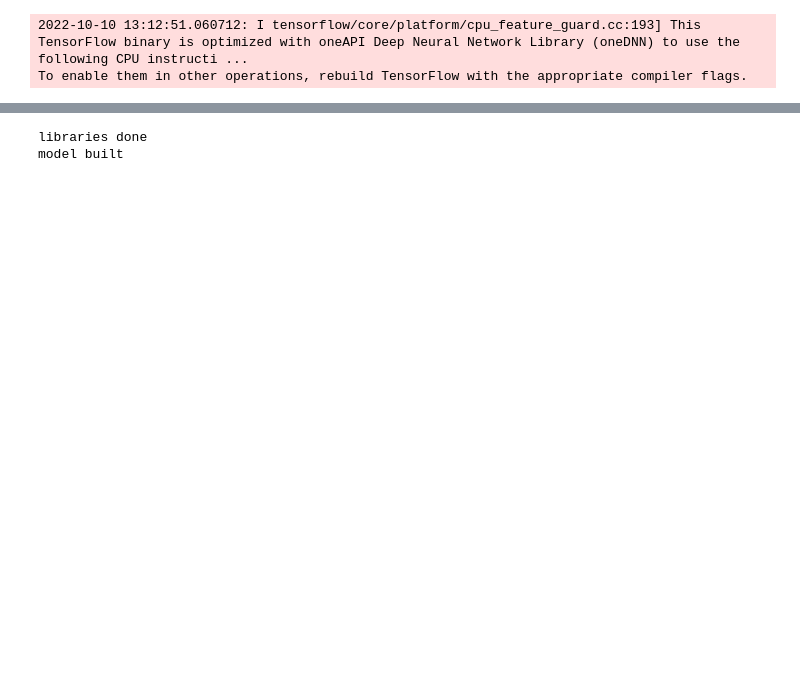
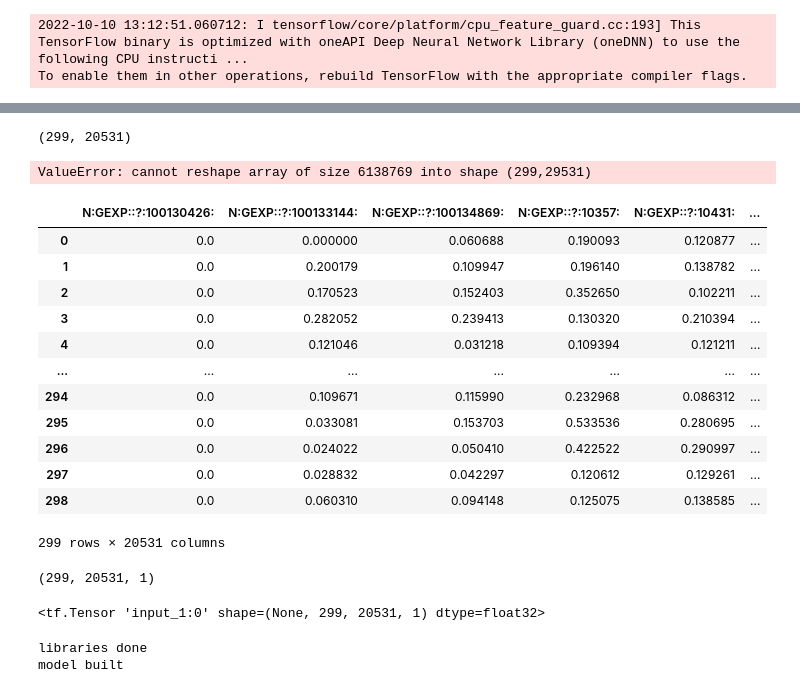
Before and after one commit to briankarlberg/synthetic_TCGA_data_gen, a Jupyter notebook: b_model/b_model_03.ipynb, the cells around one changed output, grey strips where cells are left out. Saved outputs shown, nothing was run; the diff lists cells and outputs as text; code cells hidden in the pictures; blank space fills up the shorter version.

```diff
--- a/b_model/b_model_03.ipynb
+++ b/b_model/b_model_03.ipynb
@@ -95,0 +117,24 @@ encoder_conv = Conv1D(filters=8,
+# %%
+np.array(train_norm).shape
+# %% [output]
+(299, 20531)
+# %%
+np.array(train_norm).reshape(299, 29531,)
+# %% [output]
+ValueError: cannot reshape array of size 6138769 into shape (299,29531)
+# %%
+train_norm
+# %% [output]
+|  | N:GEXP::?:100130426: | N:GEXP::?:100133144: | N:GEXP::?:100134869: | N:GEXP::?:10357: | N:GEXP::?:10431: | ... |
+| 0 | 0.0 | 0.000000 | 0.060688 | 0.190093 | 0.120877 | ... |
+| 1 | 0.0 | 0.200179 | 0.109947 | 0.196140 | 0.138782 | ... |
+| 2 | 0.0 | 0.170523 | 0.152403 | 0.352650 | 0.102211 | ... |
+| 3 | 0.0 | 0.282052 | 0.239413 | 0.130320 | 0.210394 | ... |
+| 4 | 0.0 | 0.121046 | 0.031218 | 0.109394 | 0.121211 | ... |
+| ... | ... | ... | ... | ... | ... | ... |
+| 294 | 0.0 | 0.109671 | 0.115990 | 0.232968 | 0.086312 | ... |
+| 295 | 0.0 | 0.033081 | 0.153703 | 0.533536 | 0.280695 | ... |
+| 296 | 0.0 | 0.024022 | 0.050410 | 0.422522 | 0.290997 | ... |
+| 297 | 0.0 | 0.028832 | 0.042297 | 0.120612 | 0.129261 | ... |
+| 298 | 0.0 | 0.060310 | 0.094148 | 0.125075 | 0.138585 | ... |
+299 rows × 20531 columns
@@ -95,0 +144,8 @@ encoder_conv = Conv1D(filters=8,
+# %%
+train_norm_arr_exp.shape
+# %% [output]
+(299, 20531, 1)
+# %%
+encoder_input
+# %% [output]
+<tf.Tensor 'input_1:0' shape=(None, 299, 20531, 1) dtype=float32>
```
Also changed, not shown: parts of 44 cells of this notebook, 2 other files.
